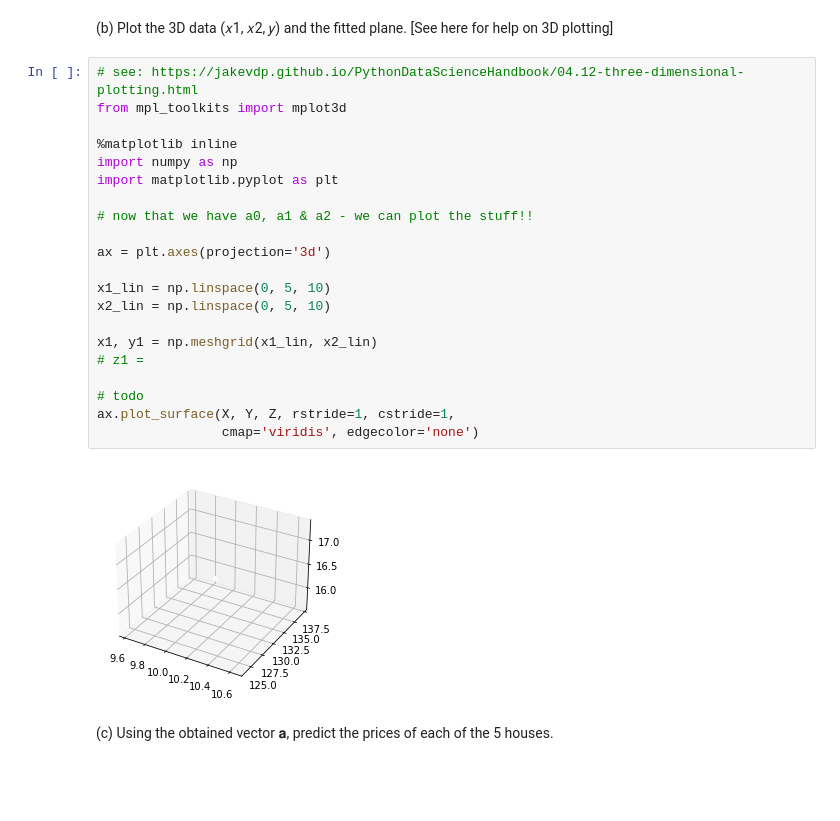
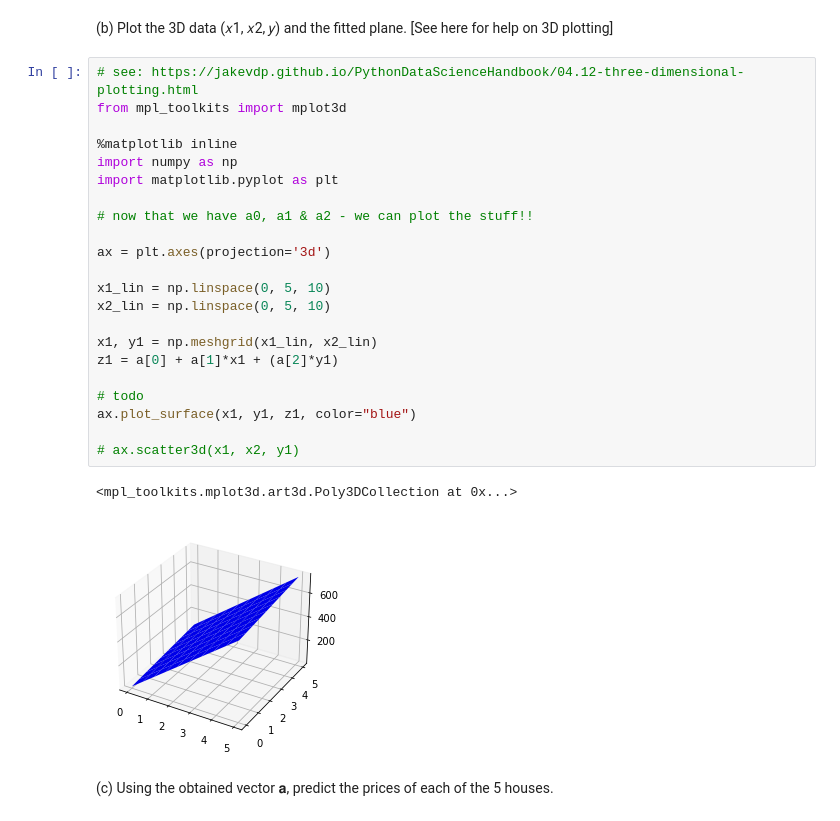
Before and after one commit to RealDyllon/cz1104, a Jupyter notebook: labs/lab1/Lab1_Solution.ipynb, the cells around one changed output. Saved outputs shown, nothing was run; the diff lists cells and outputs as text; blank space fills up the shorter version.

```diff
--- a/labs/lab1/Lab1_Solution.ipynb
+++ b/labs/lab1/Lab1_Solution.ipynb
@@ -238,26 +272,28 @@ matrix a:
 # %%
 # see: https://jakevdp.github.io/PythonDataScienceHandbook/04.12-three-dimensional-plotting.html
 from mpl_toolkits import mplot3d
 
 %matplotlib inline
 import numpy as np
 import matplotlib.pyplot as plt
 
 # now that we have a0, a1 & a2 - we can plot the stuff!!
 
 ax = plt.axes(projection='3d')
 
 x1_lin = np.linspace(0, 5, 10)
 x2_lin = np.linspace(0, 5, 10)
 
 x1, y1 = np.meshgrid(x1_lin, x2_lin)
-# z1 =
+z1 = a[0] + a[1]*x1 + (a[2]*y1)
 
 # todo
-ax.plot_surface(X, Y, Z, rstride=1, cstride=1,
-                cmap='viridis', edgecolor='none')
+ax.plot_surface(x1, y1, z1, color="blue")
+
+# ax.scatter3d(x1, x2, y1)
 # %% [output]
+<mpl_toolkits.mplot3d.art3d.Poly3DCollection at 0x...>
-[figure, old version]
+[figure, new version]
 # %% [markdown]
 (c) Using the obtained vector 𝐚, predict the prices of each of the 5 houses.
 # %% [markdown]
```
Also changed, not shown: parts of 4 cells of this notebook, 1 other file.
